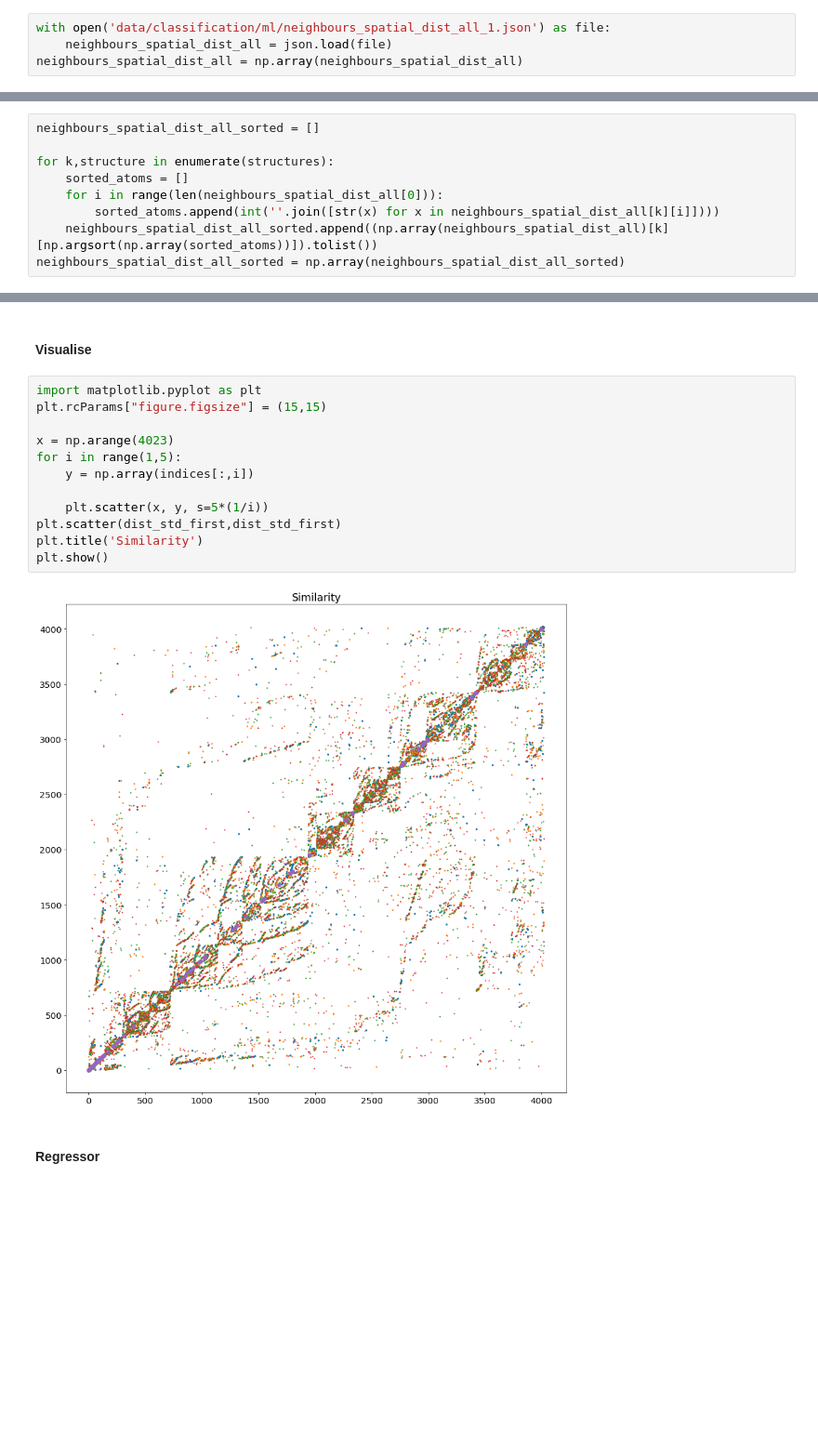
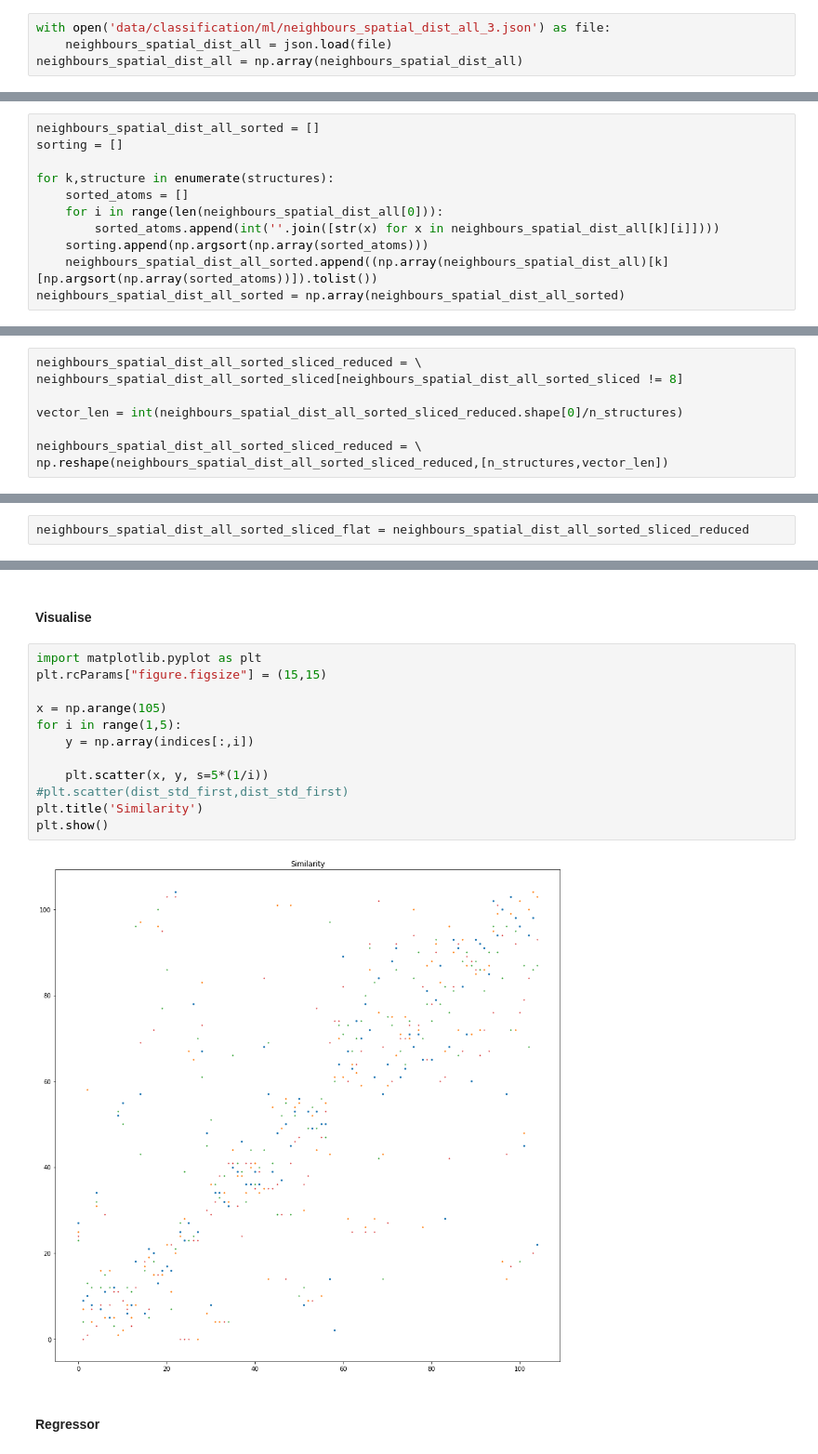
Before and after one commit to cmsg-icl/solid-solutions, a Jupyter notebook: Classification_ML.ipynb, the cells around one changed output, grey strips where cells are left out. Shown at 93% size. Drawn from its saved outputs; the diff is of its cells as text; blank space fills up the shorter version.

```diff
--- a/Classification_ML.ipynb
+++ b/Classification_ML.ipynb
@@ -197,17 +237,19 @@ jsonFile = open('data/classification/ml/neighbours_spatial_dist_all_1.json', "w"
 jsonFile.write(neighbours_spatial_dist_all_json)
 jsonFile.close()
 # %%
-with open('data/classification/ml/neighbours_spatial_dist_all_1.json') as file:
+with open('data/classification/ml/neighbours_spatial_dist_all_3.json') as file:
     neighbours_spatial_dist_all = json.load(file)
 neighbours_spatial_dist_all = np.array(neighbours_spatial_dist_all)
 # %% [markdown]
 ### Sort by first atom
 # %%
 neighbours_spatial_dist_all_sorted = []
+sorting = []
 
 for k,structure in enumerate(structures):
     sorted_atoms = []
     for i in range(len(neighbours_spatial_dist_all[0])):
         sorted_atoms.append(int(''.join([str(x) for x in neighbours_spatial_dist_all[k][i]])))
+    sorting.append(np.argsort(np.array(sorted_atoms)))
     neighbours_spatial_dist_all_sorted.append((np.array(neighbours_spatial_dist_all)[k][np.argsort(np.array(sorted_atoms))]).tolist())
 neighbours_spatial_dist_all_sorted = np.array(neighbours_spatial_dist_all_sorted)
@@ -265,0 +285,8 @@ array([ 8,  8,  8,  8,  8,  8,  8,  8,  8,  8,  8,  8,  8,  8,  8,  8,  8,
+# %%
+neighbours_spatial_dist_all_sorted_sliced_reduced = \
+neighbours_spatial_dist_all_sorted_sliced[neighbours_spatial_dist_all_sorted_sliced != 8]
+
+vector_len = int(neighbours_spatial_dist_all_sorted_sliced_reduced.shape[0]/n_structures)
+
+neighbours_spatial_dist_all_sorted_sliced_reduced = \
+np.reshape(neighbours_spatial_dist_all_sorted_sliced_reduced,[n_structures,vector_len])
@@ -265,0 +321,2 @@ array([ 8,  8,  8,  8,  8,  8,  8,  8,  8,  8,  8,  8,  8,  8,  8,  8,  8,
+# %%
+neighbours_spatial_dist_all_sorted_sliced_flat = neighbours_spatial_dist_all_sorted_sliced_reduced
@@ -352,17 +415,17 @@ array([[   0,    3,  125, ...,   36,    6,   95],
 # %%
 import matplotlib.pyplot as plt
 plt.rcParams["figure.figsize"] = (15,15)
 
-x = np.arange(4023)
+x = np.arange(105)
 for i in range(1,5):
     y = np.array(indices[:,i])
 
     plt.scatter(x, y, s=5*(1/i))
-plt.scatter(dist_std_first,dist_std_first)
+#plt.scatter(dist_std_first,dist_std_first)
 plt.title('Similarity')
 plt.show()
 # %% [output]
-[figure, old version]
+[figure, new version]
 # %% [markdown]
 #### Regressor
 # %%
```
Also changed, not shown: parts of 46 cells of this notebook.
